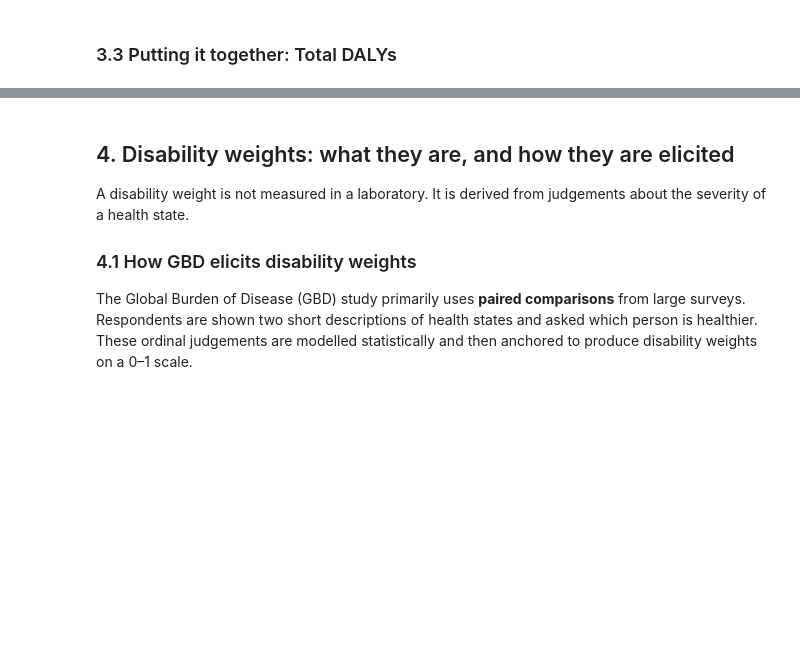
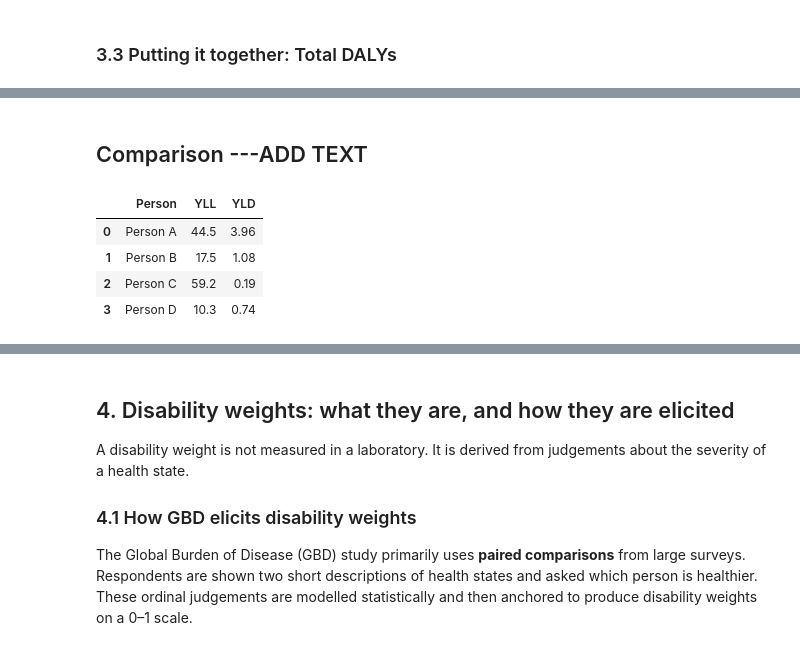
Before and after one commit to ggkuhnle/fb2nep-epi, a Jupyter notebook: notebooks/12_qaly_v2.ipynb, the cells around one changed output, grey strips where cells are left out. Cells and saved outputs as stored; diff of their text form; code cells hidden in the pictures; blank space fills up the shorter version.

```diff
--- a/notebooks/12_qaly_v2.ipynb
+++ b/notebooks/12_qaly_v2.ipynb
@@ -345,3 +362,5 @@ lbp = calculate_dalys(
     disability_weight=get_dw("Severe low back pain"),
     condition_name="Severe low back pain"
 )
+# %% [markdown]
+## Comparison ---ADD TEXT
@@ -347,0 +395,24 @@ lbp = calculate_dalys(
+# %%
+results = []
+
+for p in people:
+    # YLL: remaining life expectancy at age of death
+    yll = get_life_expectancy(p["age_at_death"])
+
+    # YLD: years lived with disability × DW
+    yld = p["years_with_condition"] * p["dw"]
+
+    results.append({
+        "Person": p["id"],
+        "YLL": yll,
+        "YLD": yld,
+    })
+
+df_individual = pd.DataFrame(results)
+display(df_individual.round(2))
+# %% [output]
+|  | Person | YLL | YLD |
+| 0 | Person A | 44.5 | 3.96 |
+| 1 | Person B | 17.5 | 1.08 |
+| 2 | Person C | 59.2 | 0.19 |
+| 3 | Person D | 10.3 | 0.74 |
```
Also changed, not shown: parts of 6 cells of this notebook, 3 other files.
